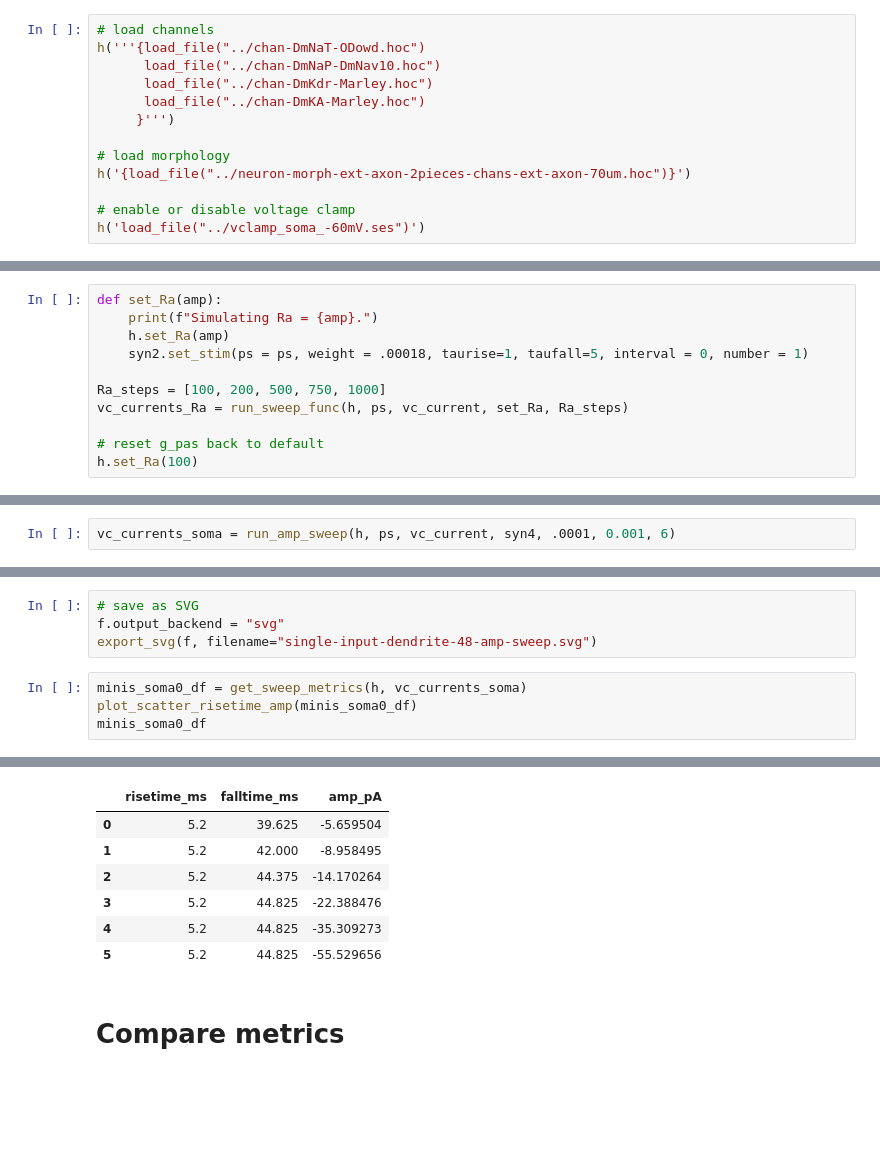
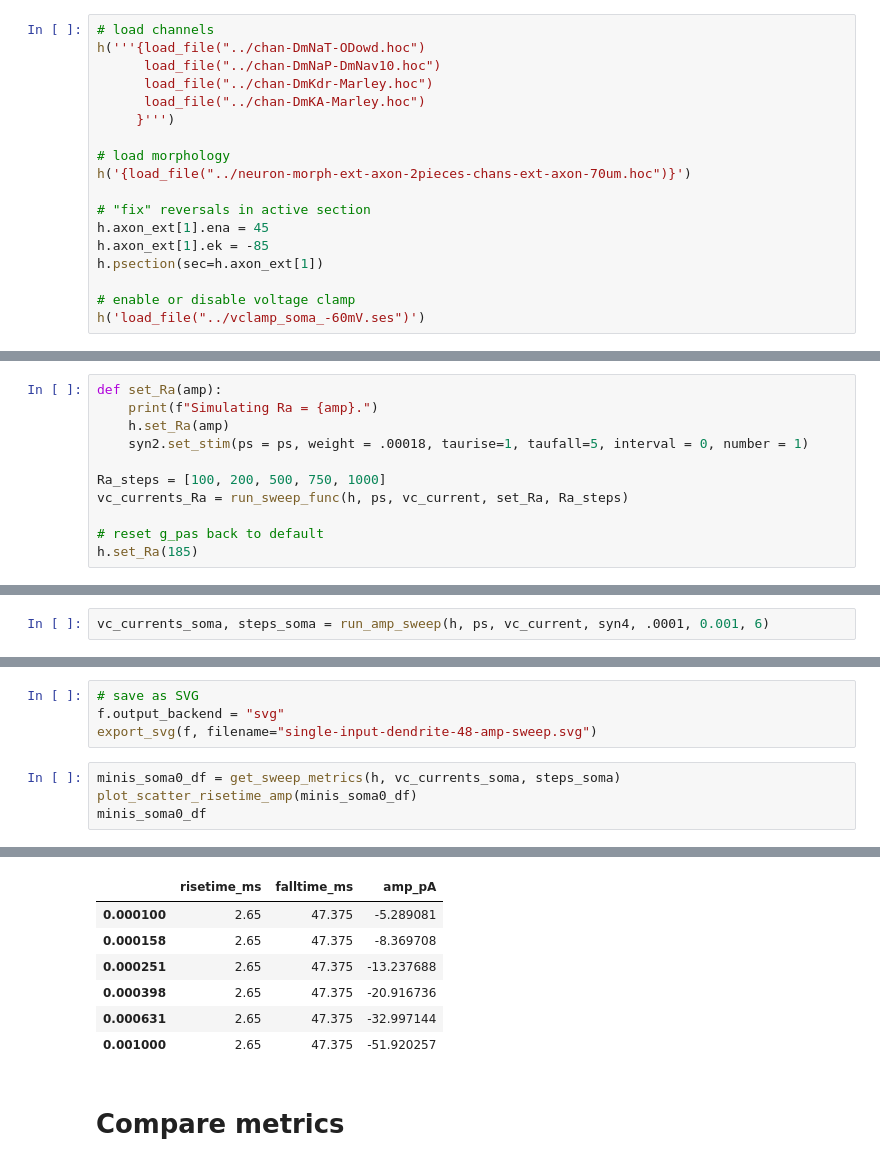
Before and after one commit to cengique/drosophila-aCC-L3-motoneuron-model, a Jupyter notebook: neuron-model/tutorial-synapse-activation/sim-synapse-act.ipynb, the cells around one changed output, grey strips where cells are left out. Saved outputs shown, nothing was run; the diff lists cells and outputs as text; blank space fills up the shorter version.

```diff
--- a/neuron-model/tutorial-synapse-activation/sim-synapse-act.ipynb
+++ b/neuron-model/tutorial-synapse-activation/sim-synapse-act.ipynb
@@ -49,6 +48,11 @@ h('''{load_file("../chan-DmNaT-ODowd.hoc")
 # load morphology
 h('{load_file("../neuron-morph-ext-axon-2pieces-chans-ext-axon-70um.hoc")}')
 
+# "fix" reversals in active section
+h.axon_ext[1].ena = 45
+h.axon_ext[1].ek = -85
+h.psection(sec=h.axon_ext[1])
+
 # enable or disable voltage clamp
 h('load_file("../vclamp_soma_-60mV.ses")')
 # %% [output]
@@ -320,11 +320,0 @@ Deafult value of $R_a$ from Gunay et al (2015) was 189. Gouwens and Wilson (2009
-# %%
-def set_Ra(amp):
-    print(f"Simulating Ra = {amp}.")
-    h.set_Ra(amp)
-    syn2.set_stim(ps = ps, weight = .00018, taurise=1, taufall=5, interval = 0, number = 1)
-
-Ra_steps = [100, 200, 500, 750, 1000]
-vc_currents_Ra = run_sweep_func(h, ps, vc_current, set_Ra, Ra_steps)
-
-# reset g_pas back to default
-h.set_Ra(100)
@@ -450,0 +327,11 @@ As expected, varying $g_\mathrm{pas}$ do not affect synaptic rise time.
+# %%
+def set_Ra(amp):
+    print(f"Simulating Ra = {amp}.")
+    h.set_Ra(amp)
+    syn2.set_stim(ps = ps, weight = .00018, taurise=1, taufall=5, interval = 0, number = 1)
+
+Ra_steps = [100, 200, 500, 750, 1000]
+vc_currents_Ra = run_sweep_func(h, ps, vc_current, set_Ra, Ra_steps)
+
+# reset g_pas back to default
+h.set_Ra(185)
@@ -504,7 +514,7 @@ minis_den48_df
 # %%
 syn4 = syns['soma[0]']
 # %%
-vc_currents_soma = run_amp_sweep(h, ps, vc_current, syn4, .0001, 0.001, 6)
+vc_currents_soma, steps_soma = run_amp_sweep(h, ps, vc_current, syn4, .0001, 0.001, 6)
 # %% [output]
 Simulating step of synaptic weight of 0.0001.
 Reading state from file.
@@ -535,7 +545,7 @@ plt.show(f)
 f.output_backend = "svg"
 export_svg(f, filename="single-input-dendrite-48-amp-sweep.svg")
 # %%
-minis_soma0_df = get_sweep_metrics(h, vc_currents_soma)
+minis_soma0_df = get_sweep_metrics(h, vc_currents_soma, steps_soma)
 plot_scatter_risetime_amp(minis_soma0_df)
 minis_soma0_df
 # %% [output]
@@ -544,10 +552,10 @@ minis_soma0_df
 |  | risetime_ms | falltime_ms | amp_pA |
-| 0 | 5.2 | 39.625 | -5.659504 |
-| 1 | 5.2 | 42.000 | -8.958495 |
-| 2 | 5.2 | 44.375 | -14.170264 |
-| 3 | 5.2 | 44.825 | -22.388476 |
-| 4 | 5.2 | 44.825 | -35.309273 |
-| 5 | 5.2 | 44.825 | -55.529656 |
+| 0.000100 | 2.65 | 47.375 | -5.289081 |
+| 0.000158 | 2.65 | 47.375 | -8.369708 |
+| 0.000251 | 2.65 | 47.375 | -13.237688 |
+| 0.000398 | 2.65 | 47.375 | -20.916736 |
+| 0.000631 | 2.65 | 47.375 | -32.997144 |
+| 0.001000 | 2.65 | 47.375 | -51.920257 |
 # %% [markdown]
 # Compare metrics
 # %%
```
Also changed, not shown: parts of 58 cells of this notebook, 4 other files.
